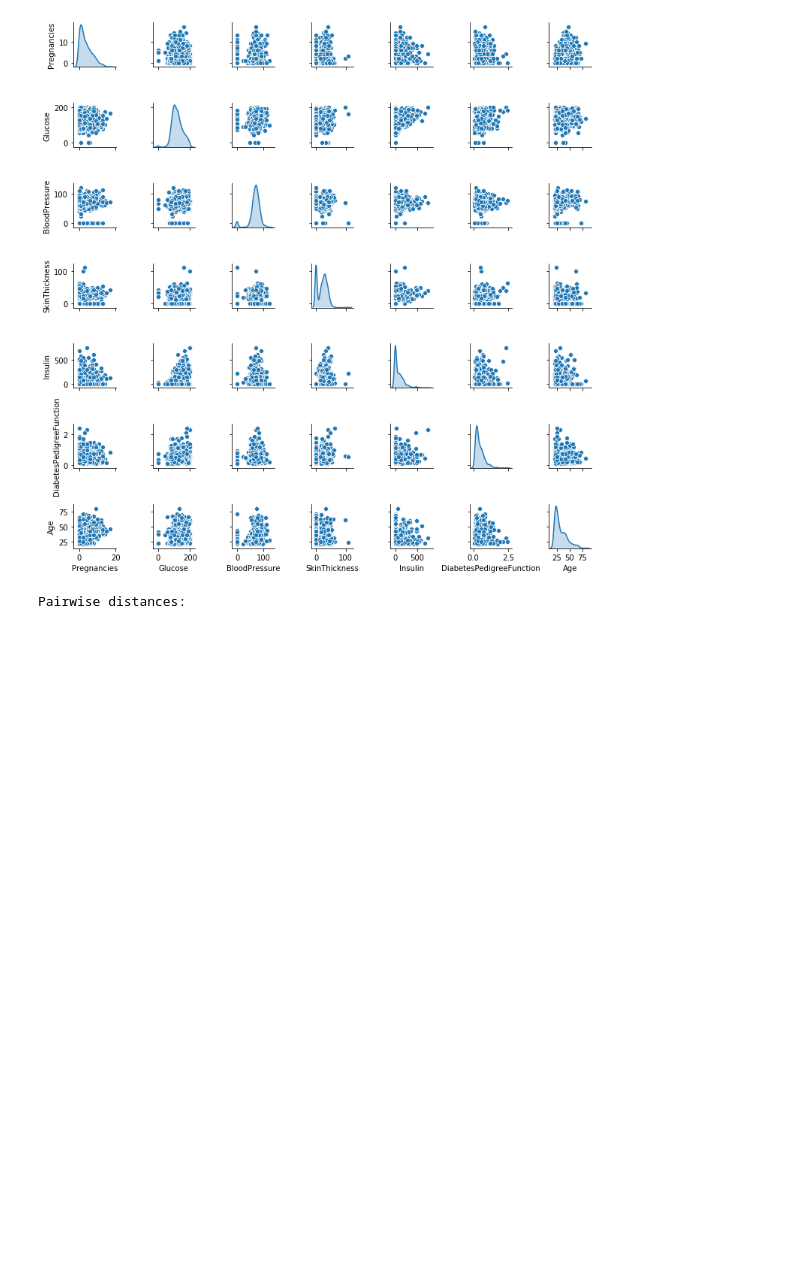
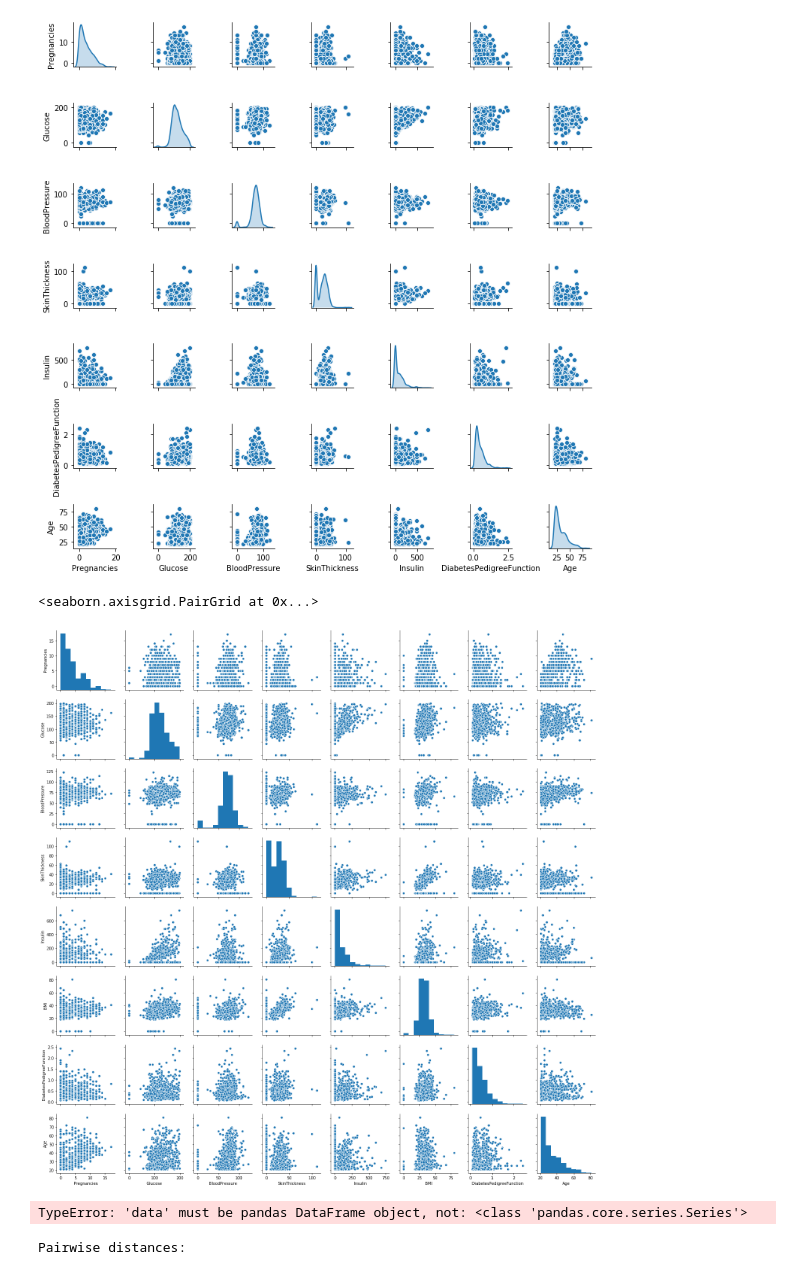
Before and after one commit to madymehlf/final-project, a Jupyter notebook: final-project.ipynb, the cells around one changed output. Saved outputs shown, nothing was run; the diff lists cells and outputs as text; code cells hidden in the pictures; blank space fills up the shorter version.

```diff
--- a/final-project.ipynb
+++ b/final-project.ipynb
@@ -141,6 +141,16 @@ sns.pairplot(diabetes_df.drop(['Outcome', 'BMI'], axis=1),size=1.5, diag_kind='k
 X= diabetes_df.drop('Outcome', axis=1)
 #assign the outcome to the target matrix for predictions
 y= diabetes_df['Outcome']
+# %%
+#now we can look at the individual components in relation to x and y
+sns.pairplot(X)
+# %% [output]
+<seaborn.axisgrid.PairGrid at 0x...>
+[figure, added]
+# %%
+sns.pairplot(y)
+# %% [output]
+TypeError: 'data' must be pandas DataFrame object, not: <class 'pandas.core.series.Series'>
 # %%
 #look at the shape of X
 D = sklearn.metrics.pairwise_distances(X, metric='euclidean', n_jobs=-1)
```
Also changed, not shown: parts of 3 cells of this notebook.
